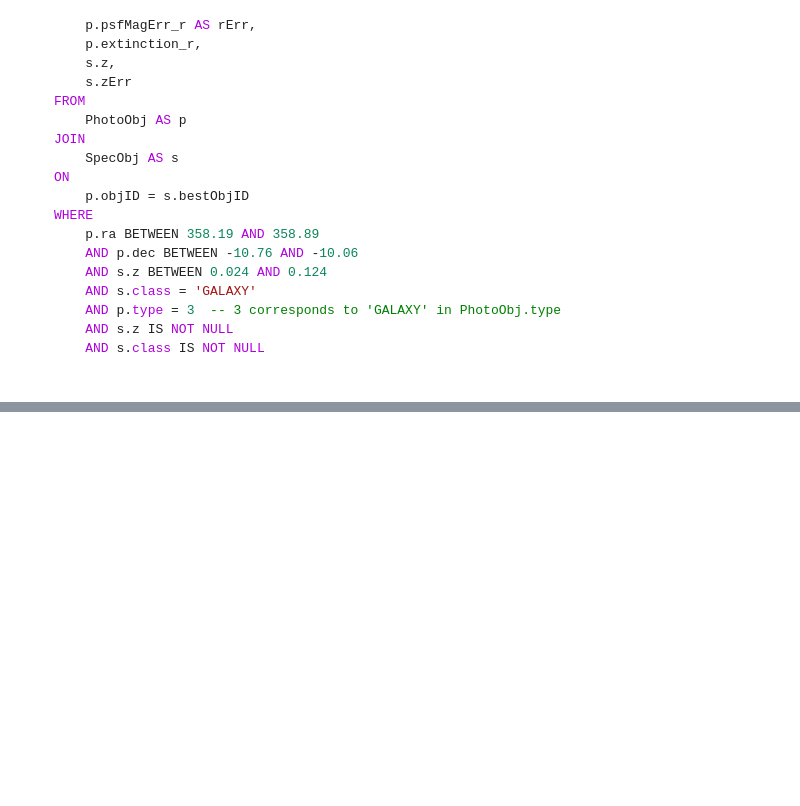
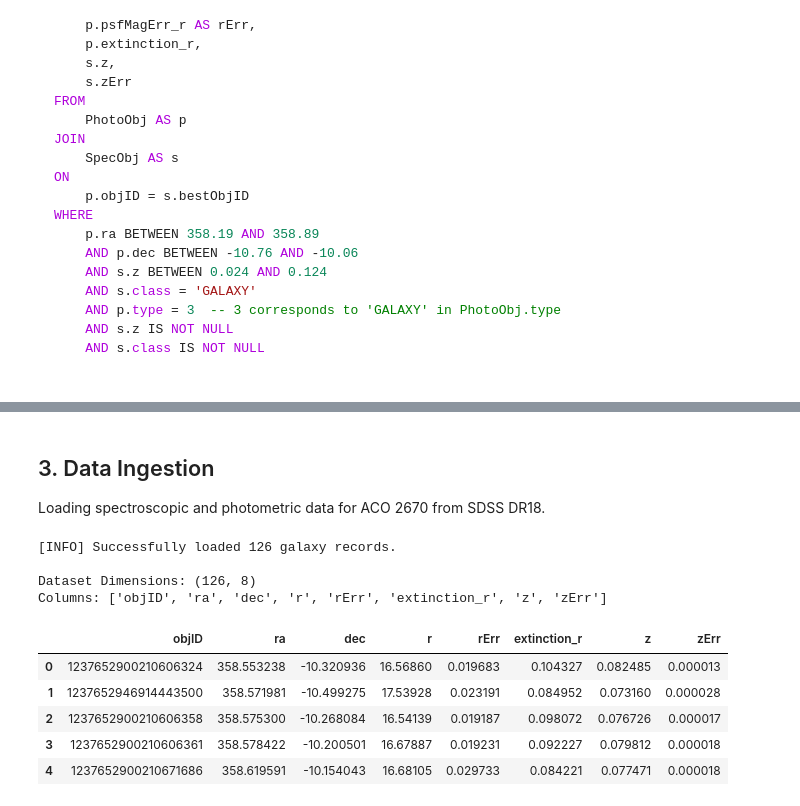
Before and after one commit to JacksonFergusonDev/Data-Science-Portfolio, a Jupyter notebook: astrophysics/aco_2670_dark_matter_analysis.ipynb, the cells around one changed output, grey strips where cells are left out. Cells and saved outputs as stored; diff of their text form; code cells hidden in the pictures; blank space fills up the shorter version.

```diff
--- a/astrophysics/aco_2670_dark_matter_analysis.ipynb
+++ b/astrophysics/aco_2670_dark_matter_analysis.ipynb
@@ -78 +90,58 @@ Number of member galaxies: 126
+# %% [markdown]
+## 3. Data Ingestion
+Loading spectroscopic and photometric data for ACO 2670 from SDSS DR18.
+# %%
+def load_galaxy_data(filepath: str) -> pd.DataFrame:
+    """
+    Loads galaxy cluster data from a CSV file.
+
+    Parameters
+    ----------
+    filepath : str
+        Path to the CSV file relative to the notebook.
+
+    Returns
+    -------
+    pd.DataFrame
+        DataFrame containing galaxy catalog. Returns empty DF on failure.
+    """
+    try:
+        # Read CSV, handling comment lines
+        df = pd.read_csv(filepath, comment='#')
+        print(f"[INFO] Successfully loaded {len(df)} galaxy records.")
+        return df
+    except FileNotFoundError:
+        print(f"[ERROR] File not found at: {filepath}")
+        return pd.DataFrame()
+
+# -----------------------------------------------------------------------------
+# Execution Pipeline
+# -----------------------------------------------------------------------------
+
+# 1. Load Data
+data_path = 'data/cluster_data.csv'
+member_galaxies = load_galaxy_data(data_path)
+
+# 2. Extract Global Variables (Preserving original namespace for compatibility)
+ra = member_galaxies["ra"]             # Right Ascension
+dec = member_galaxies["dec"]           # Declination
+redshift = member_galaxies["z"]        # Redshift
+redshift_err = member_galaxies["zErr"] # Redshift uncertainty
+
+# 3. Inspect Data
+if not member_galaxies.empty:
+    print(f"\nDataset Dimensions: {member_galaxies.shape}")
+    print(f"Columns: {member_galaxies.columns.tolist()}")
+    display(member_galaxies.head())
+# %% [output]
+[INFO] Successfully loaded 126 galaxy records.
+
+Dataset Dimensions: (126, 8)
+Columns: ['objID', 'ra', 'dec', 'r', 'rErr', 'extinction_r', 'z', 'zErr']
+|  | objID | ra | dec | r | rErr | extinction_r | z | zErr |
+| 0 | 1237652900210606324 | 358.553238 | -10.320936 | 16.56860 | 0.019683 | 0.104327 | 0.082485 | 0.000013 |
+| 1 | 1237652946914443500 | 358.571981 | -10.499275 | 17.53928 | 0.023191 | 0.084952 | 0.073160 | 0.000028 |
+| 2 | 1237652900210606358 | 358.575300 | -10.268084 | 16.54139 | 0.019187 | 0.098072 | 0.076726 | 0.000017 |
+| 3 | 1237652900210606361 | 358.578422 | -10.200501 | 16.67887 | 0.019231 | 0.092227 | 0.079812 | 0.000018 |
+| 4 | 1237652900210671686 | 358.619591 | -10.154043 | 16.68105 | 0.029733 | 0.084221 | 0.077471 | 0.000018 |
 # %% [markdown]
```
Also changed, not shown: parts of 40 cells of this notebook.
